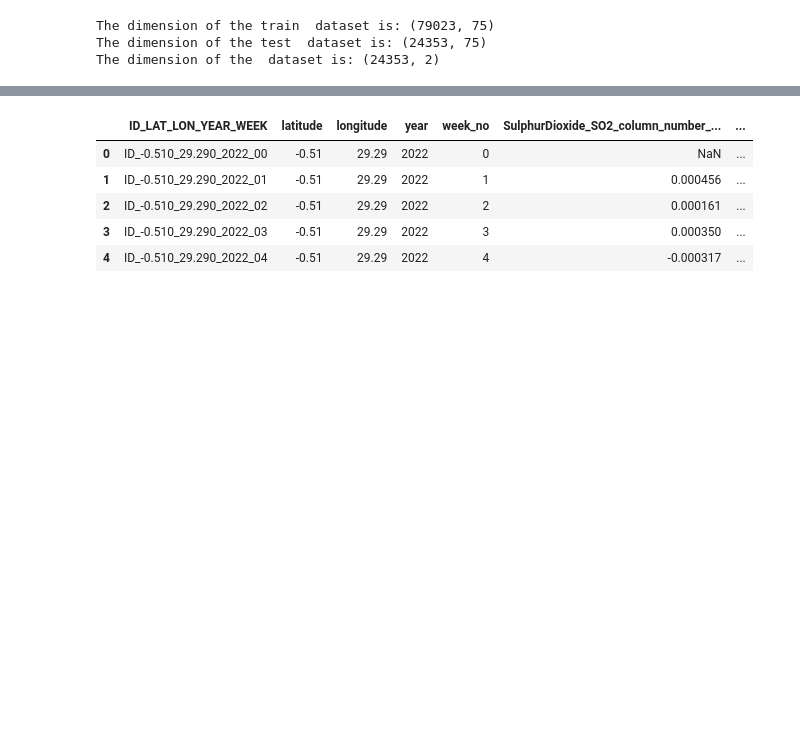
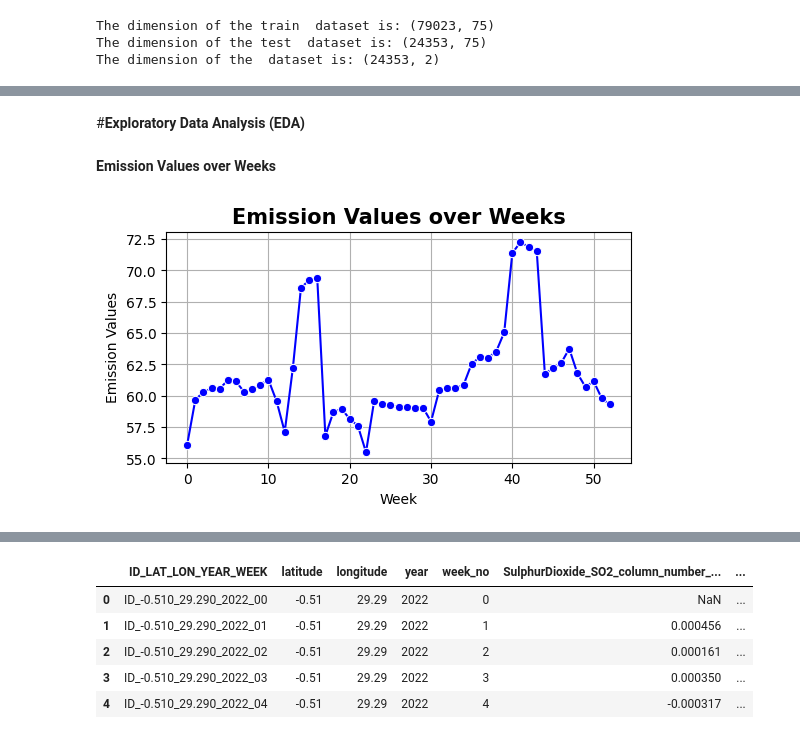
Before and after one commit to nitinkc1/Predict_CO2_Emissions_in_Rwanda, a Jupyter notebook: Kaggle_competition_Predict_CO2_Emissions_in_Rwanda.ipynb, the cells around one changed output, grey strips where cells are left out. Drawn from its saved outputs; the diff is of its cells as text; code cells hidden in the pictures; blank space fills up the shorter version.

```diff
--- a/Kaggle_competition_Predict_CO2_Emissions_in_Rwanda.ipynb
+++ b/Kaggle_competition_Predict_CO2_Emissions_in_Rwanda.ipynb
@@ -259,0 +202,11 @@ y = df_train['emission']
+# %%
+# Calculate the first and third quartiles (Q1 and Q3)
+Q1 = train['emission'].quantile(0.25)
+Q3 = train['emission'].quantile(0.75)
+
+# Calculate the interquartile range (IQR)
+IQR = Q3 - Q1
+
+# Define the lower and upper bounds to identify outliers
+lower_bound = Q1 - 1.5 * IQR
+upper_bound = Q3 + 1.5 * IQR
@@ -259,0 +234,3 @@ y = df_train['emission']
+# %%
+# Remove outliers from the 'emission' column
+train = train[(train['emission'] >= lower_bound) & (train['emission'] <= upper_bound)]
@@ -259,0 +241,19 @@ y = df_train['emission']
+# %% [markdown]
+#**Exploratory Data Analysis (EDA)**
+# %% [markdown]
+**Emission Values over Weeks**
+# %%
+# Emission Values over Weeks
+x = train['week_no']
+y = train['emission']
+
+# Plotting
+plt.figure(figsize=(6,3))
+sns.lineplot(x=x, y=y, marker='o', color='blue', ci=None)
+plt.title('Emission Values over Weeks',fontsize = 15, fontweight = 'bold')
+plt.xlabel('Week')
+plt.ylabel('Emission Values')
+plt.grid(True)
+plt.show()
+# %% [output]
+[figure, added]
```
Also changed, not shown: parts of 91 cells of this notebook.
